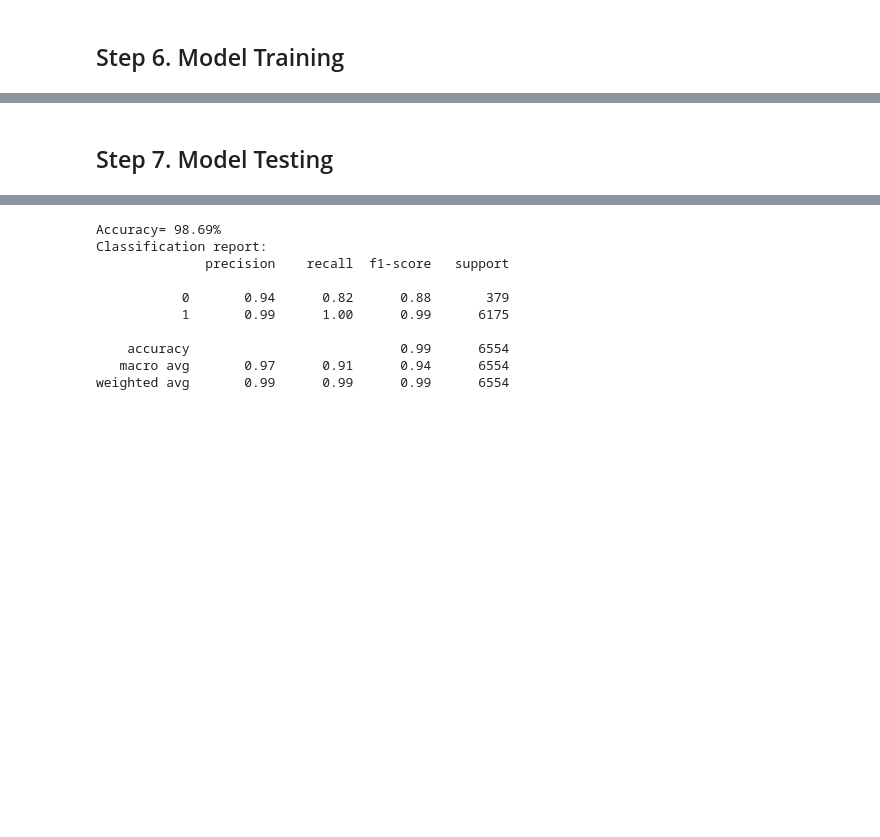
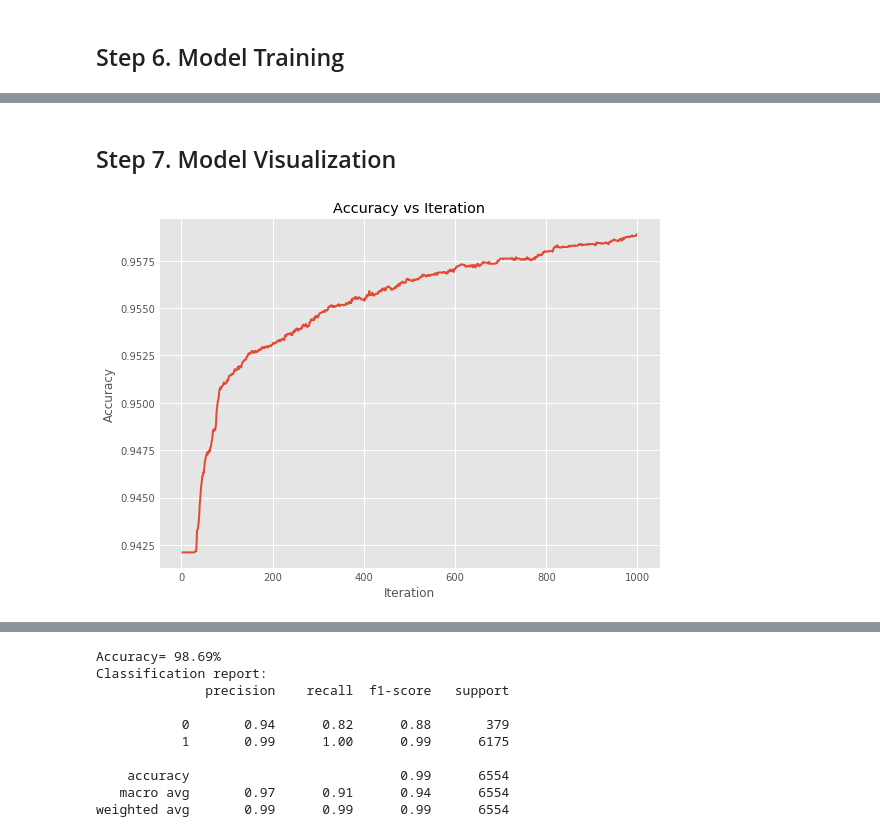
Before and after one commit to oxfordinette/ml-pre-built-templates, a Jupyter notebook: Boosting/CatBoost-Classification.ipynb, the cells around one changed output, grey strips where cells are left out. Cells and saved outputs as stored; diff of their text form; code cells hidden in the pictures; blank space fills up the shorter version.

```diff
--- a/Boosting/CatBoost-Classification.ipynb
+++ b/Boosting/CatBoost-Classification.ipynb
@@ -140,3 +144,14 @@ def train_model(cat_boost_clf, X_train, y_train):
+# %%
+# FUNCTION FOR PLOTTING ERROR RATE VS ITERATION
+# Input: dataframe and column name
+# Output: line plot
+
+def plt_scores(df, col_name):
+    plt.plot(df['iter'], df[col_name], linewidth=2)
+    plt.xlabel('Iteration')
+    plt.ylabel(col_name)
+    plt.title(col_name + ' vs Iteration')
+    plt.show()
 # %%
 # FUNCTION FOR MODEL EVALUATION
 # Input: True values and predicted values
@@ -270,2 +283,16 @@ Learning rate set to 0.044978
 # %% [markdown]
-## Step 7. Model Testing
+## Step 7. Model Visualization
+# %%
+# Read the tsv generated after training the model
+acc_vals = pd.read_csv('catboost_info/learn_error.tsv', sep='\t')
+# %%
+# Visualizing accuracy vs iteration
+
+# Plot style
+plt.style.use('ggplot')
+# Plot size
+plt.rcParams['figure.figsize'] = [8, 6]
+
+plt_scores(acc_vals, col_name='Accuracy')
+# %% [output]
+[figure, added]
```
Also changed, not shown: parts of 8 cells of this notebook, 4 other files.
